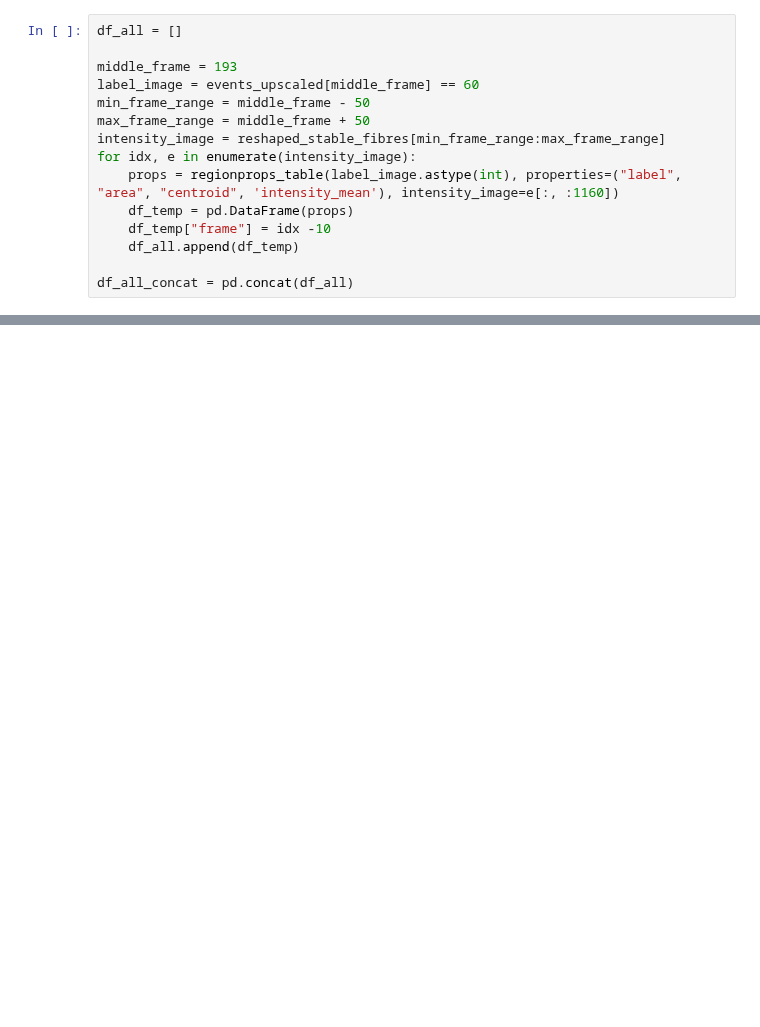
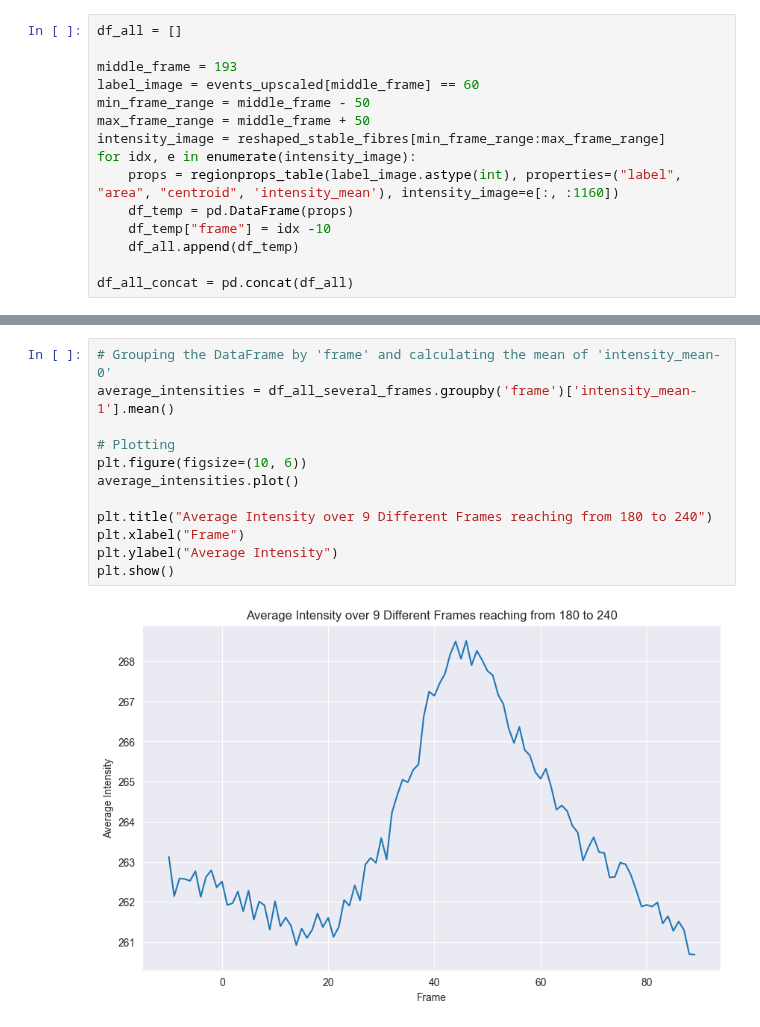
Before and after one commit to leaBroe/arcospx_analysis_quantification_correlation, a Jupyter notebook: cross_correlation.ipynb, the cells around one changed output, grey strips where cells are left out. Drawn from its saved outputs; the diff is of its cells as text; blank space fills up the shorter version.

```diff
--- a/cross_correlation.ipynb
+++ b/cross_correlation.ipynb
@@ -196,0 +258,14 @@ df_all_concat = pd.concat(df_all)
+# %%
+# Grouping the DataFrame by 'frame' and calculating the mean of 'intensity_mean-0'
+average_intensities = df_all_several_frames.groupby('frame')['intensity_mean-1'].mean()
+
+# Plotting
+plt.figure(figsize=(10, 6))
+average_intensities.plot()
+
+plt.title("Average Intensity over 9 Different Frames reaching from 180 to 240")
+plt.xlabel("Frame")
+plt.ylabel("Average Intensity")
+plt.show()
+# %% [output]
+[figure, added]
```
Also changed, not shown: parts of 7 cells of this notebook.
